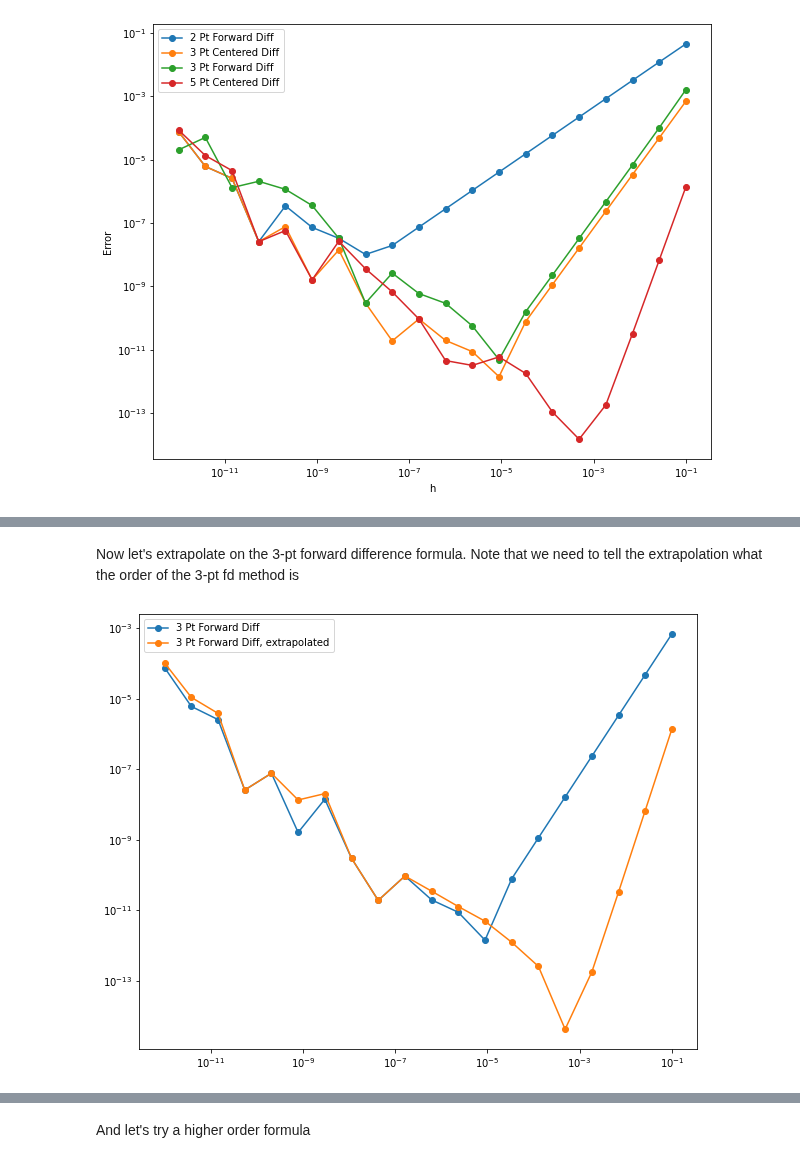
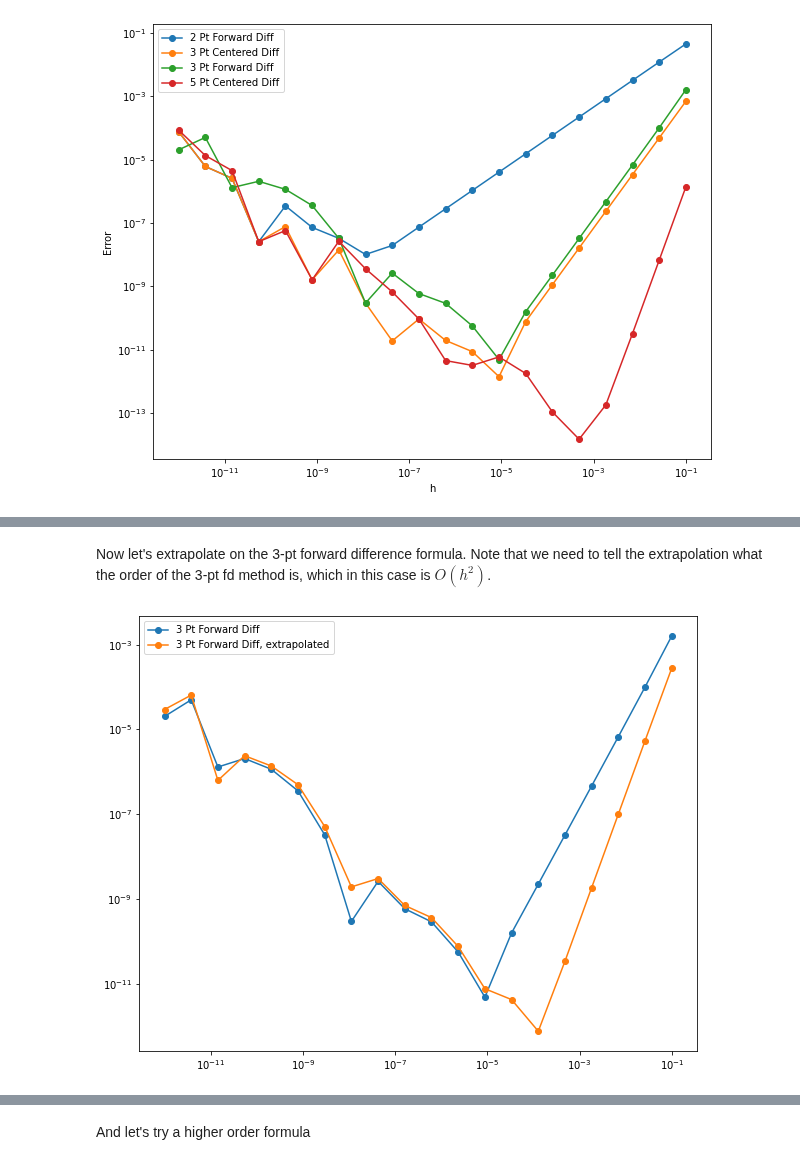
Before and after one commit to stephenbeckr/numerical-analysis-class, a Jupyter notebook: Demos/Ch4_RichardsonExtrapolation.ipynb, the cells around one changed output, grey strips where cells are left out. Saved outputs shown, nothing was run; the diff lists cells and outputs as text; code cells hidden in the pictures.

```diff
--- a/Demos/Ch4_RichardsonExtrapolation.ipynb
+++ b/Demos/Ch4_RichardsonExtrapolation.ipynb
@@ -75,12 +86,12 @@ plt.legend();
 # %% [markdown]
-Now let's extrapolate on the 3-pt forward difference formula. Note that we need to tell the extrapolation what the order of the 3-pt fd method is
+Now let's extrapolate on the 3-pt forward difference formula. Note that we need to tell the extrapolation what the order of the 3-pt fd method is, which in this case is $O(h^2)$.
 # %%
-threePointExtrapolated = lambda h : Extrap( threePointC, h, orderOfFormula=2)
+threePointExtrapolated = lambda h : Extrap( threePointF, h, orderOfFormula=2)
 
 # Plot
 plt.figure(figsize=(10,8))
-plt.loglog( hList, np.abs( df - threePointC(hList) ), 'o-', label="3 Pt Forward Diff" );
+plt.loglog( hList, np.abs( df - threePointF(hList) ), 'o-', label="3 Pt Forward Diff" );
 plt.loglog( hList, np.abs( df - threePointExtrapolated(hList) ), 'o-', label="3 Pt Forward Diff, extrapolated" );
 plt.legend();
 # %% [output]
-[figure, old version]
+[figure, new version]
```
Also changed, not shown: parts of 8 cells of this notebook.
